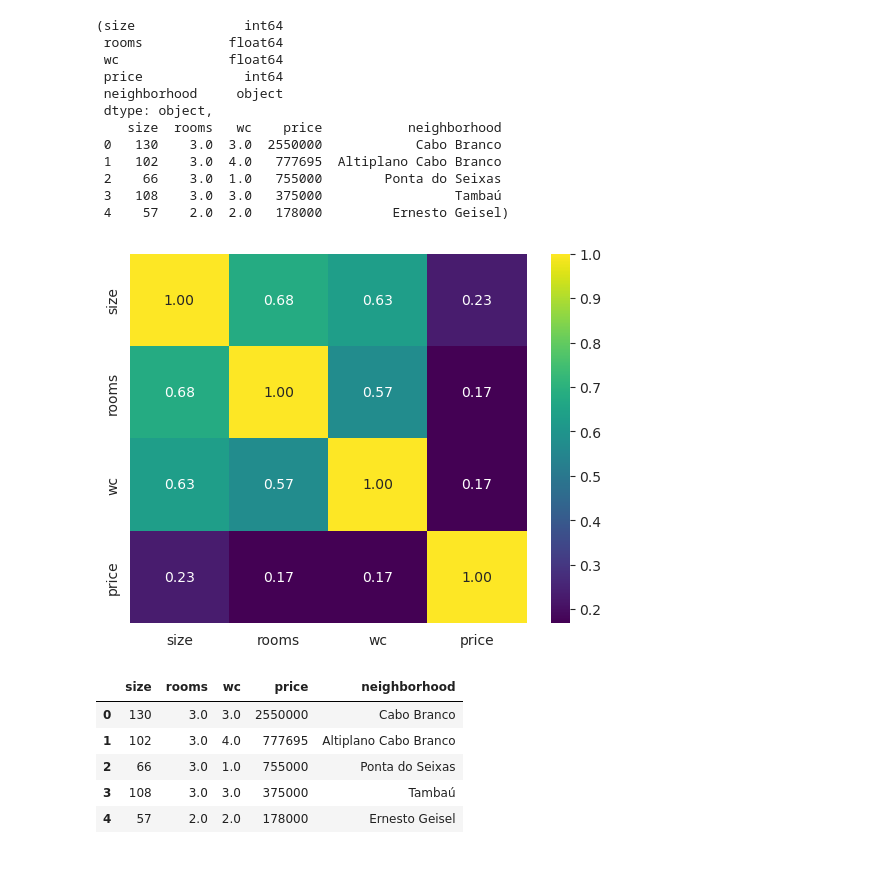
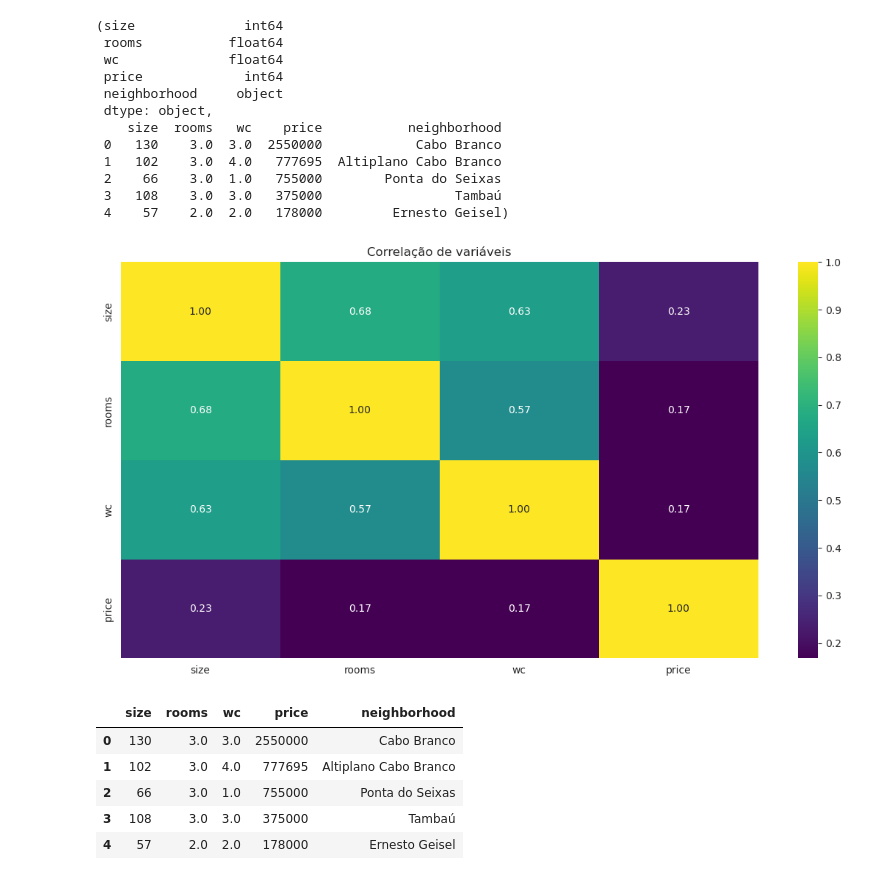
Before and after one commit to pveinberg/formacao_ML_minsait, a Jupyter notebook: Notebooks/Aula02/exercicios/redes-neurais-imoveis-v01.ipynb, the cells around one changed output. Drawn from its saved outputs; the diff is of its cells as text; code cells hidden in the pictures.

```diff
--- a/Notebooks/Aula02/exercicios/redes-neurais-imoveis-v01.ipynb
+++ b/Notebooks/Aula02/exercicios/redes-neurais-imoveis-v01.ipynb
@@ -136,13 +149,11 @@ data.dtypes, data.head()
  2    66    3.0  1.0   755000        Ponta do Seixas
  3   108    3.0  3.0   375000                 Tambaú
  4    57    2.0  2.0   178000         Ernesto Geisel)
-# %%
-matrix_corr = data.corr(numeric_only=True)
-
-sns.heatmap(matrix_corr, fmt='.2f', cmap='viridis', annot=True)
-plt.show()
-# %% [output]
-[figure, removed]
+# %%
+plot_heatmap(data.corr(numeric_only=True), \
+             'Correlação de variáveis')
+# %% [output]
+[figure, added]
 # %%
 data.head()
 # %% [output]
```
Also changed, not shown: parts of 7 cells of this notebook, 4 other files.
